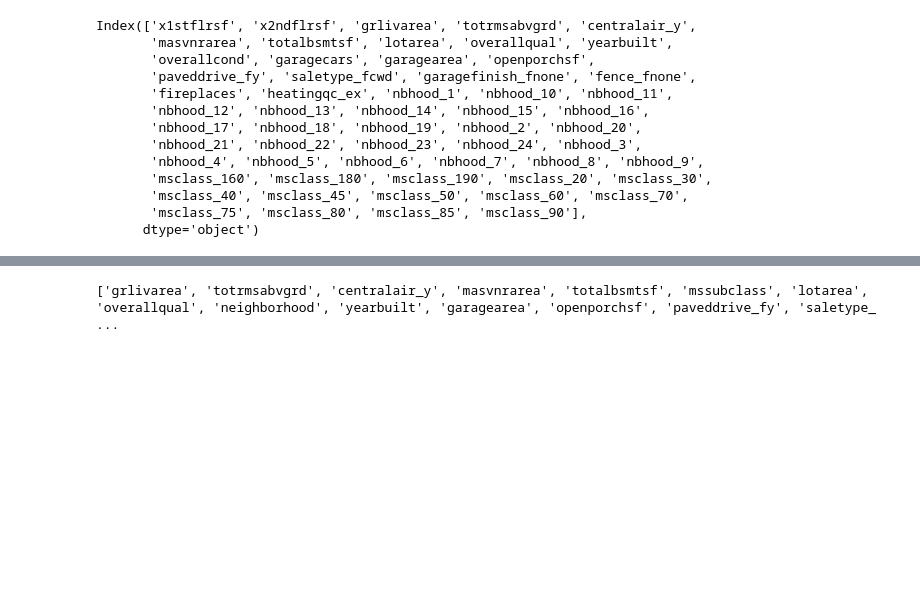
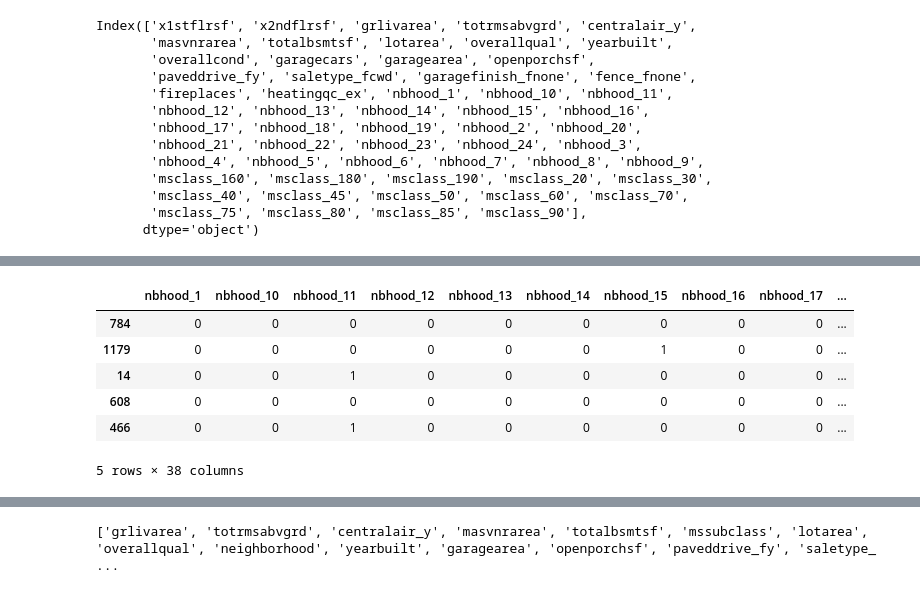
Before and after one commit to saudino480/machina_ex_kaggle, a Jupyter notebook: saudino480/housing model.ipynb, the cells around one changed output, grey strips where cells are left out. Drawn from its saved outputs; the diff is of its cells as text; code cells hidden in the pictures; blank space fills up the shorter version.

```diff
--- a/saudino480/housing model.ipynb
+++ b/saudino480/housing model.ipynb
@@ -94,3 +85,14 @@ clf.fit(features_train, price_train)
 # Print the name and gini importance of each feature
 for feature in zip(feat_labels, clf.feature_importances_):
     print(feature)
+# %%
+dummy_features = features_train.iloc[:,20:]
+dummy_features.head()
+# %% [output]
+|  | nbhood_1 | nbhood_10 | nbhood_11 | nbhood_12 | nbhood_13 | nbhood_14 | nbhood_15 | nbhood_16 | nbhood_17 | ... |
+| 784 | 0 | 0 | 0 | 0 | 0 | 0 | 0 | 0 | 0 | ... |
+| 1179 | 0 | 0 | 0 | 0 | 0 | 0 | 1 | 0 | 0 | ... |
+| 14 | 0 | 0 | 1 | 0 | 0 | 0 | 0 | 0 | 0 | ... |
+| 608 | 0 | 0 | 0 | 0 | 0 | 0 | 0 | 0 | 0 | ... |
+| 466 | 0 | 0 | 1 | 0 | 0 | 0 | 0 | 0 | 0 | ... |
+5 rows × 38 columns
```
Also changed, not shown: parts of 6 cells of this notebook, 1 other file.
